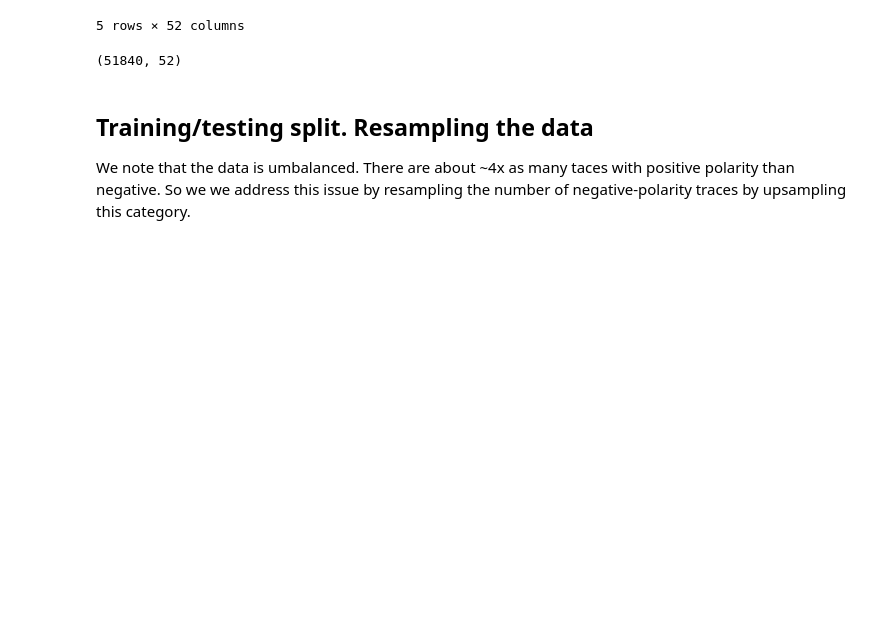
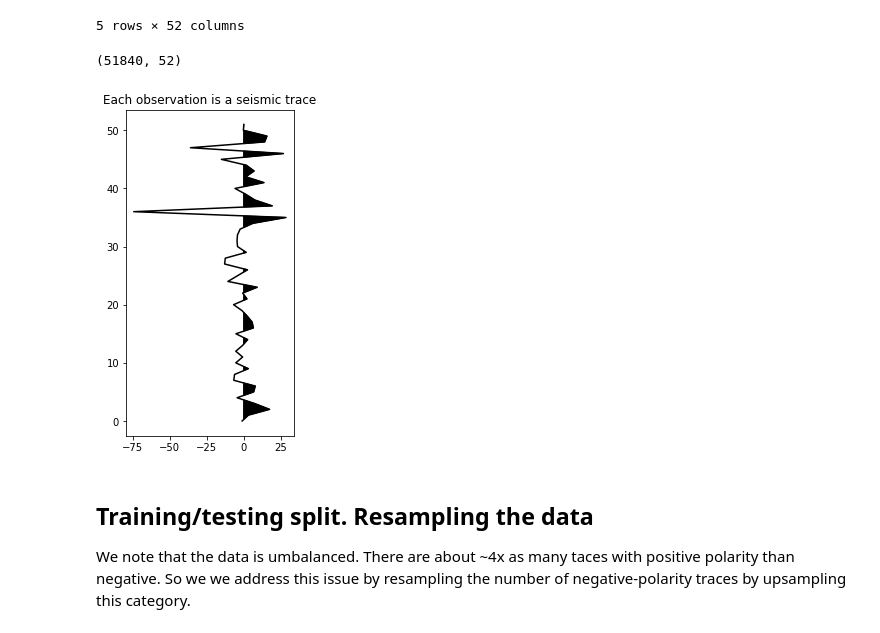
Before and after one commit to yanielc/knn_approach_to_flippedPolarity_seismic_traces, a Jupyter notebook: trace_polarity_nearest_neighbors_upsample_training_data.ipynb, the cells around one changed output. Cells and saved outputs as stored; diff of their text form; code cells hidden in the pictures; blank space fills up the shorter version.

```diff
--- a/trace_polarity_nearest_neighbors_upsample_training_data.ipynb
+++ b/trace_polarity_nearest_neighbors_upsample_training_data.ipynb
@@ -107,3 +103,15 @@ data_df.shape
+# %%
+y=np.array(range(len(data_df.loc[0])))
+y=np.flip(y)
+x=data_df.loc[0]
+
+plt.figure(figsize=(3,6))
+plt.plot(x,y,c='k')
+plt.fill_betweenx(y,x,0,where=x>0,interpolate=True, color='k')
+plt.title('Each observation is a seismic trace')
+plt.show()
+# %% [output]
+[figure, added]
 # %% [markdown]
 ## Training/testing split. Resampling the data
 
```
Also changed, not shown: parts of 28 cells of this notebook.
